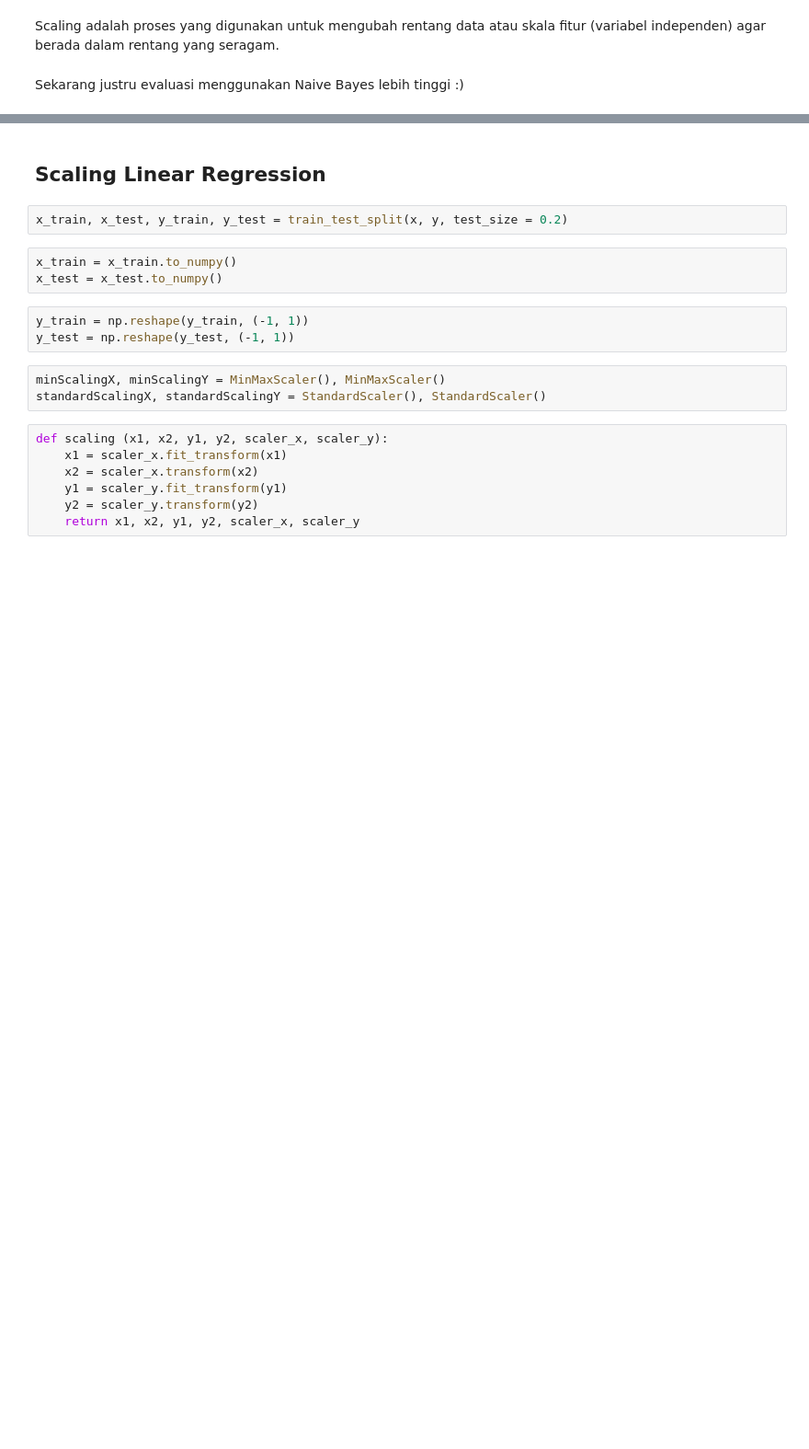
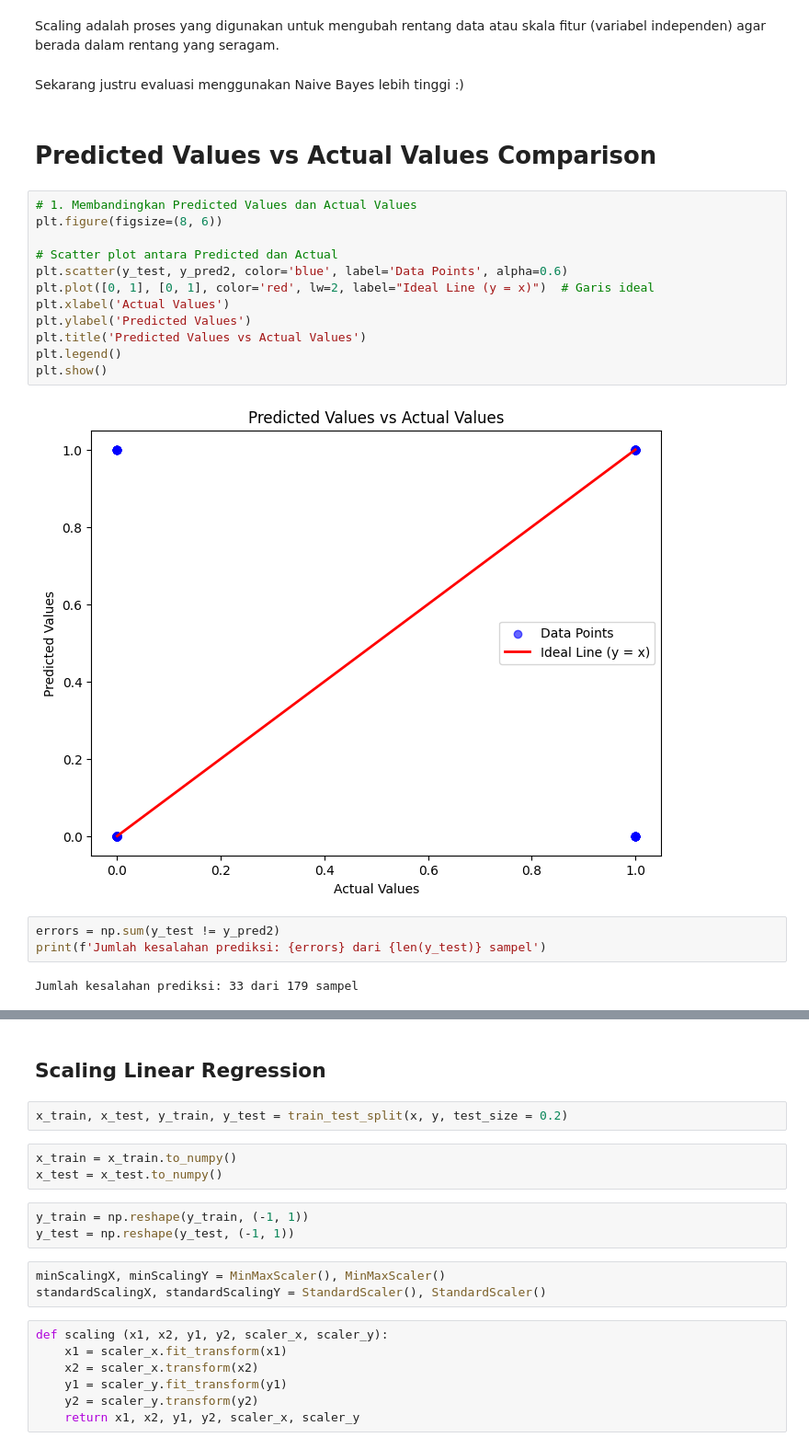
Before and after one commit to StyNW7/Machine_Learning, a Jupyter notebook: 99. Mid-Term/Template/exercise1.ipynb, the cells around one changed output, grey strips where cells are left out. Shown at 92% size. Cells and saved outputs as stored; diff of their text form; blank space fills up the shorter version.

```diff
--- a/99. Mid-Term/Template/exercise1.ipynb
+++ b/99. Mid-Term/Template/exercise1.ipynb
@@ -728,3 +735,24 @@ weighted avg       0.79      0.78      0.78       179
 Scaling adalah proses yang digunakan untuk mengubah rentang data atau skala fitur (variabel independen) agar berada dalam rentang yang seragam.
 # %% [markdown]
 Sekarang justru evaluasi menggunakan Naive Bayes lebih tinggi :)
+# %% [markdown]
+# Predicted Values vs Actual Values Comparison
+# %%
+# 1. Membandingkan Predicted Values dan Actual Values
+plt.figure(figsize=(8, 6))
+
+# Scatter plot antara Predicted dan Actual
+plt.scatter(y_test, y_pred2, color='blue', label='Data Points', alpha=0.6)
+plt.plot([0, 1], [0, 1], color='red', lw=2, label="Ideal Line (y = x)")  # Garis ideal
+plt.xlabel('Actual Values')
+plt.ylabel('Predicted Values')
+plt.title('Predicted Values vs Actual Values')
+plt.legend()
+plt.show()
+# %% [output]
+[figure, added]
+# %%
+errors = np.sum(y_test != y_pred2)
+print(f'Jumlah kesalahan prediksi: {errors} dari {len(y_test)} sampel')
+# %% [output]
+Jumlah kesalahan prediksi: 33 dari 179 sampel
```
Also changed, not shown: parts of 22 cells of this notebook.
